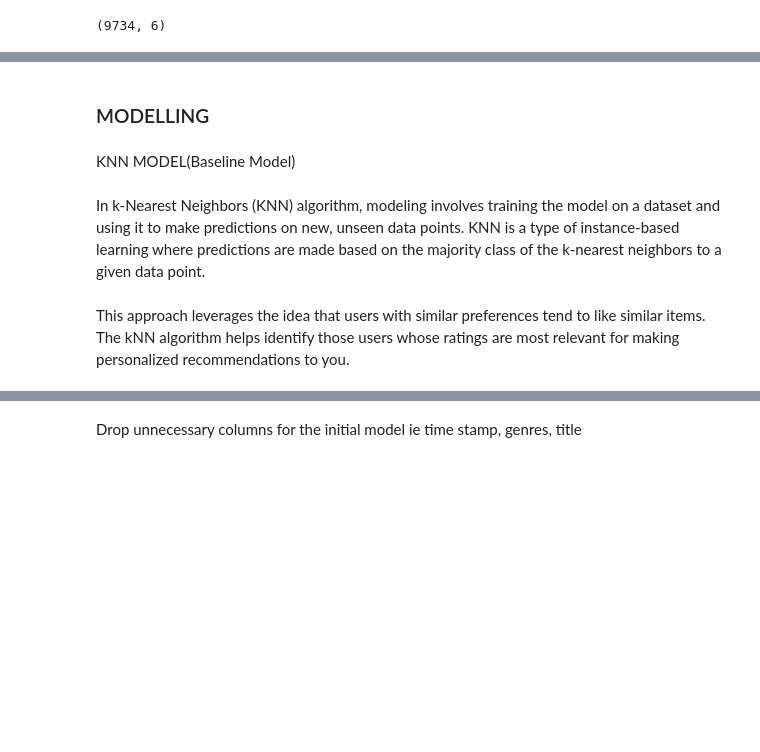
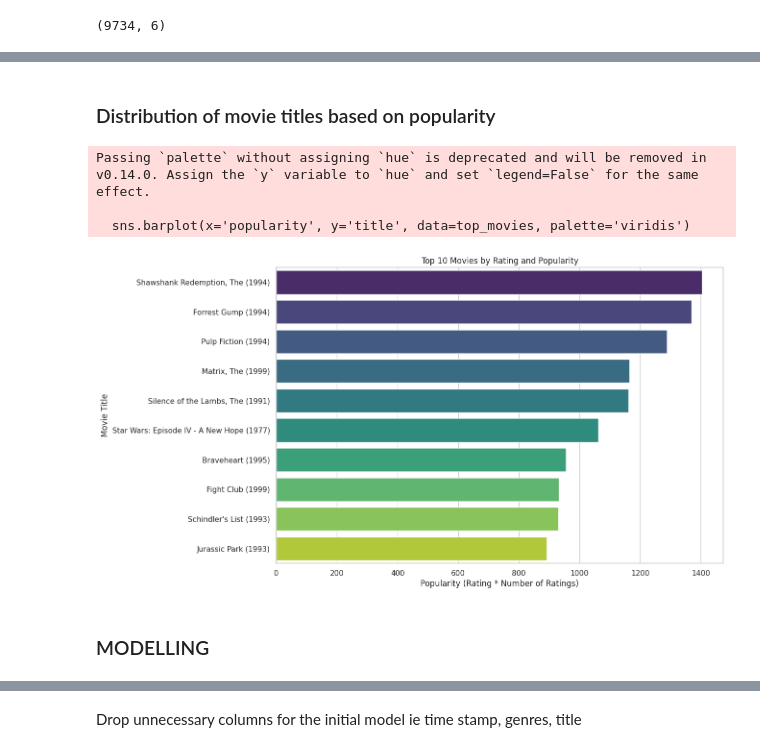
Before and after one commit to KPaul404/Phase-4-Project, a Jupyter notebook: index.ipynb, the cells around one changed output, grey strips where cells are left out. Cells and saved outputs as stored; diff of their text form; code cells hidden in the pictures; blank space fills up the shorter version.

```diff
--- a/index.ipynb
+++ b/index.ipynb
@@ -426,0 +508,31 @@ Final Merged Data has 100841 rows and 9 columns:
+# %% [markdown]
+### Distribution of movie titles based on popularity
+# %%
+# Group by 'title', calculate mean rating and count of ratings
+movie_ratings = df.groupby('title')['rating'].agg(['mean', 'count']).reset_index()
+
+# Calculate popularity by multiplying mean rating by the count of ratings
+movie_ratings['popularity'] = movie_ratings['mean'] * movie_ratings['count']
+
+# Sort DataFrame by popularity in descending order
+top_movies = movie_ratings.sort_values(by='popularity', ascending=False).head(10)
+
+# Set Seaborn style
+sns.set(style="whitegrid")
+
+# Create a bar plot using Seaborn
+plt.figure(figsize=(12, 8))
+sns.barplot(x='popularity', y='title', data=top_movies, palette='viridis')
+
+# Set plot title and labels
+plt.title('Top 10 Movies by Rating and Popularity')
+plt.xlabel('Popularity (Rating * Number of Ratings)')
+plt.ylabel('Movie Title')
+
+# Display the plot
+plt.show()
+# %% [output]
+Passing `palette` without assigning `hue` is deprecated and will be removed in v0.14.0. Assign the `y` variable to `hue` and set `legend=False` for the same effect.
+
+  sns.barplot(x='popularity', y='title', data=top_movies, palette='viridis')
+[figure, added]
@@ -427,10 +541,4 @@ Final Merged Data has 100841 rows and 9 columns:
 # %% [markdown]
 ###               MODELLING
-# %% [markdown]
-KNN MODEL(Baseline Model)
-# %% [markdown]
-In k-Nearest Neighbors (KNN) algorithm, modeling involves training the model on a dataset and using it to make predictions on new, unseen data points. KNN is a type of instance-based learning where predictions are made based on the majority class of the k-nearest neighbors to a given data point.
-# %% [markdown]
-This approach leverages the idea that users with similar preferences tend to like similar items. The kNN algorithm helps identify those users whose ratings are most relevant for making personalized recommendations to you.
 # %%
 import pandas as pd
```
Also changed, not shown: parts of 62 cells of this notebook, 4 other files.
